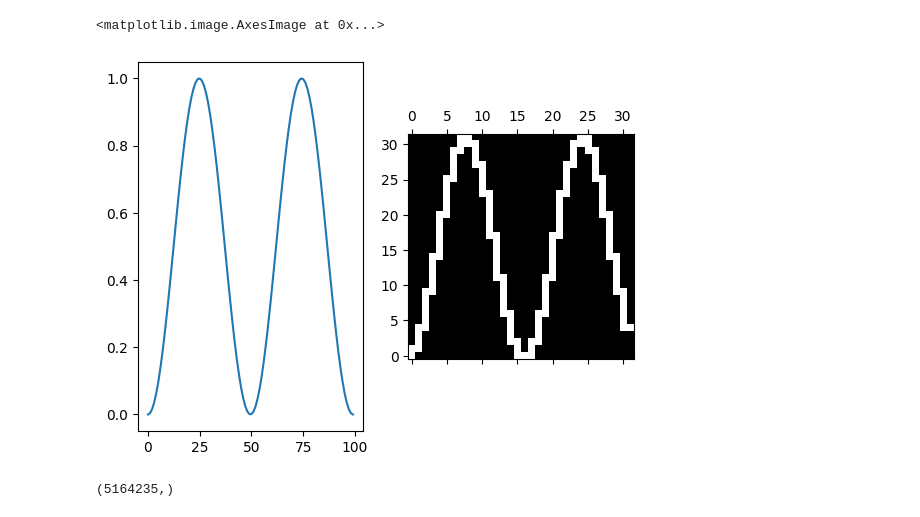
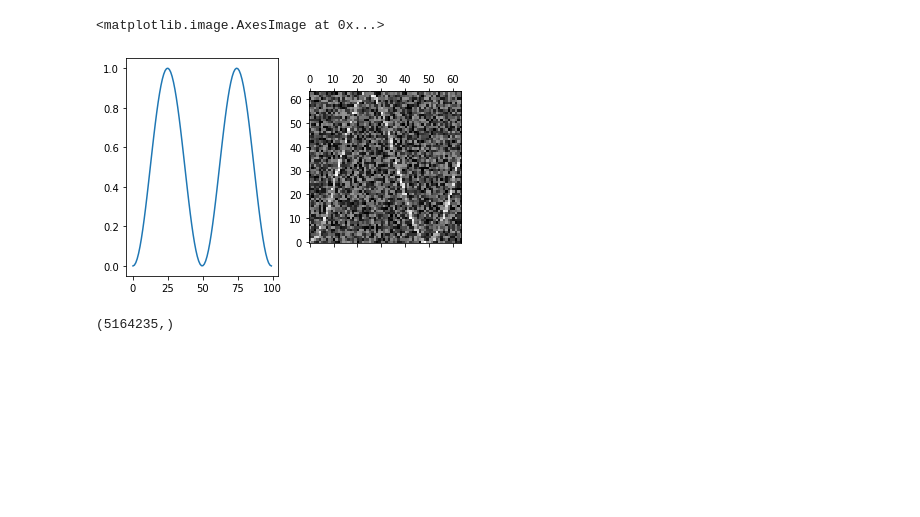
Before and after one commit to jekabsGritans/gaf-gan, a Jupyter notebook: plot-coding.ipynb, the cells around one changed output. Cells and saved outputs as stored; diff of their text form; code cells hidden in the pictures; blank space fills up the shorter version.

```diff
--- a/plot-coding.ipynb
+++ b/plot-coding.ipynb
@@ -4,22 +4,23 @@ import matplotlib.pyplot as plt
 # %%
 minmax = lambda x: (min(x), max(x))
 
 def encode(series, n):
     plot = np.zeros((n,n))
     series = series[::len(series)//n][:n]
     series/=series.max()
     disc = (series*(n-1)).astype(int)
     for i in range(n):
         miny, maxy = minmax(disc[i:i+2])
         plot[miny:maxy+1,i]=1
+    plot+=np.random.rand(plot.shape[0], plot.shape[1])*1.5
     return plot
 
 x = np.sin(np.linspace(0, 2*np.pi, 100))**2
 ax1, ax2 = plt.subplot(121), plt.subplot(122)
 ax1.plot(x)
-ax2.matshow(encode(x, 32), origin="lower", cmap="gray")
+ax2.matshow(encode(x, 64), origin="lower", cmap="gray")
 # %% [output]
 <matplotlib.image.AxesImage at 0x...>
-[figure, old version]
+[figure, new version]
 # %%
 import pandas as pd
```
Also changed, not shown: parts of 4 cells of this notebook.
